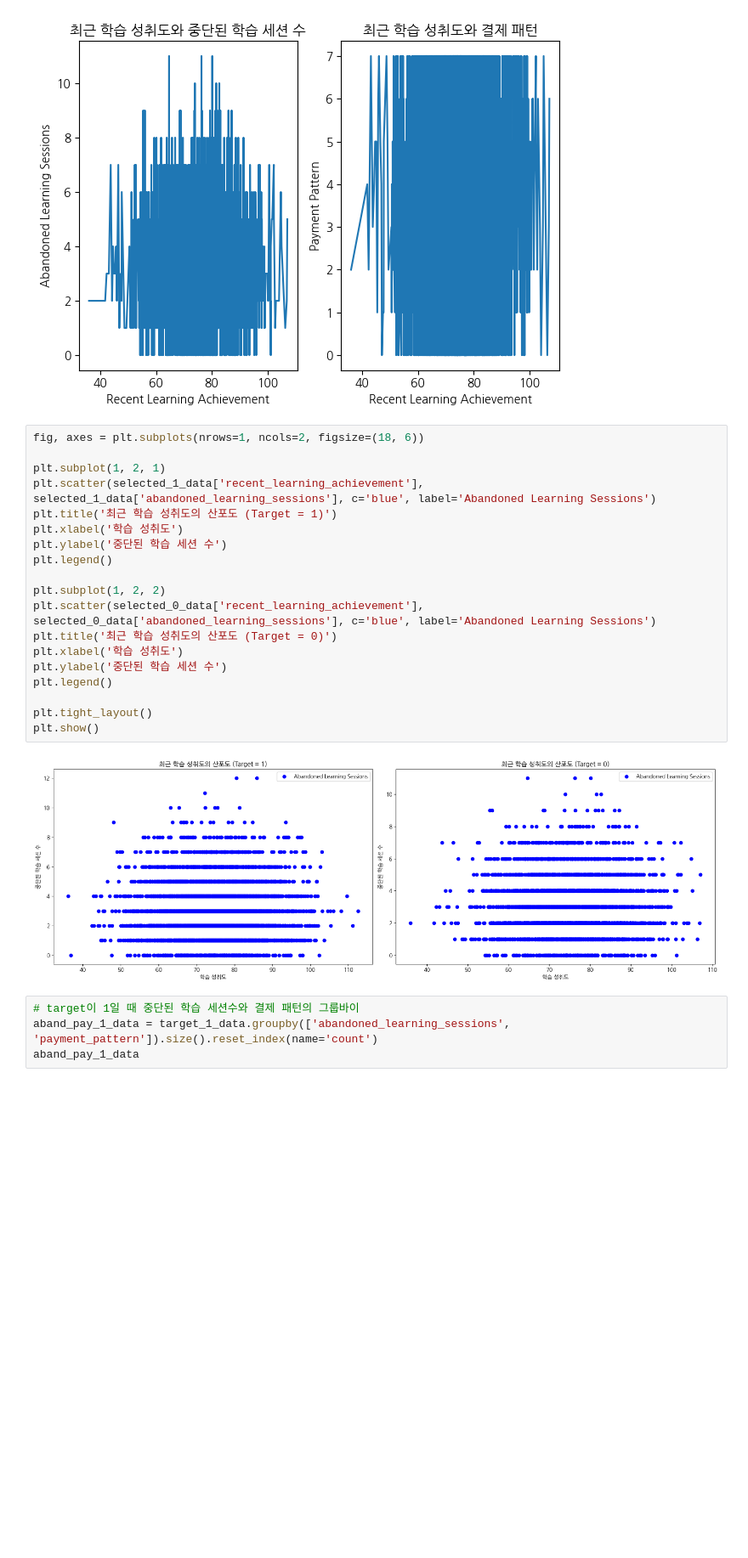
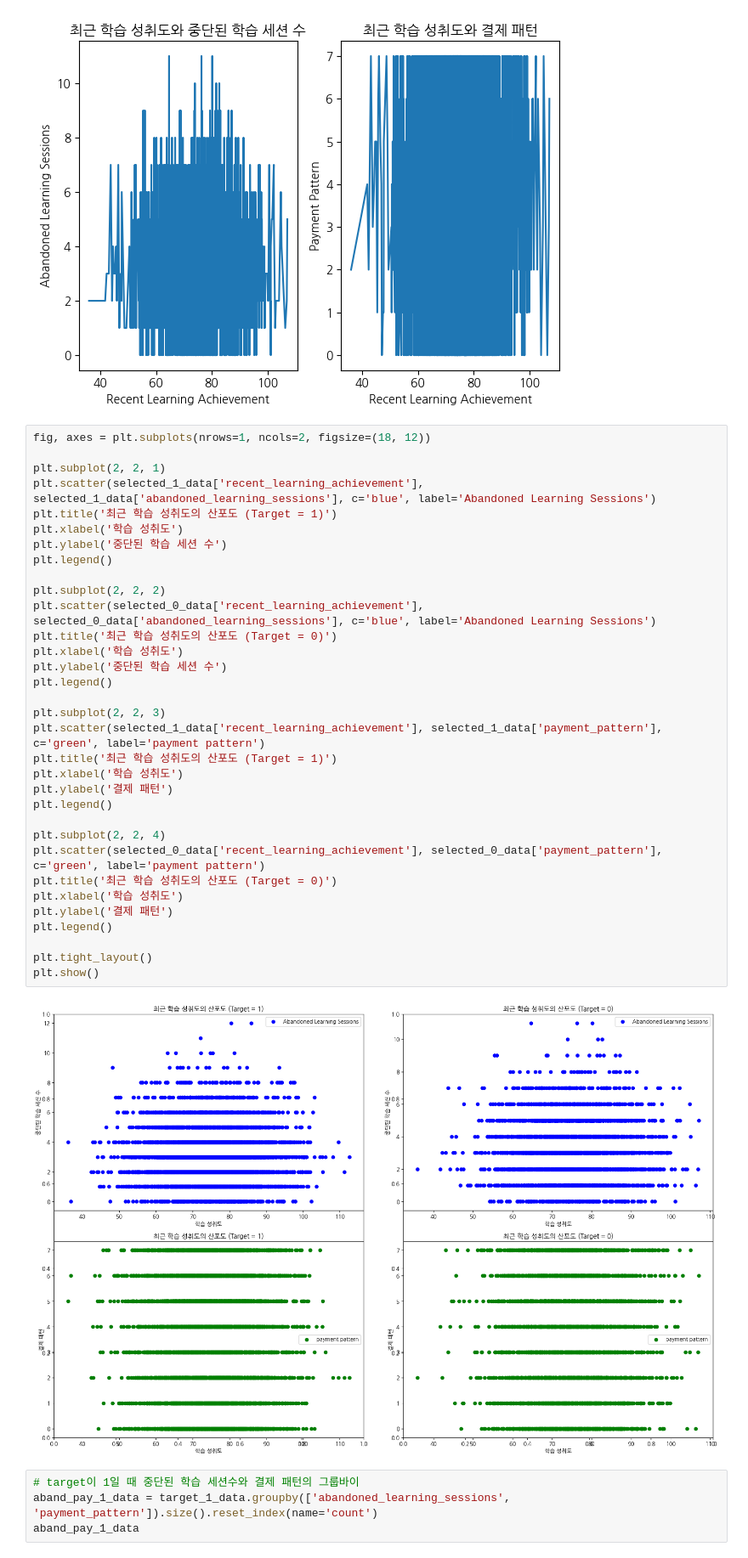
Before and after one commit to YeonsuJI/WASSUP4, a Jupyter notebook: 05_Data_Analysis/DA_Mini_Project.ipynb, the cells around one changed output. Shown: that part at 85% size. Drawn from its saved outputs; the diff is of its cells as text; blank space fills up the shorter version.

```diff
--- a/05_Data_Analysis/DA_Mini_Project.ipynb
+++ b/05_Data_Analysis/DA_Mini_Project.ipynb
@@ -219,26 +219,40 @@ plt.show()
 # %% [output]
 [figure]
 # %%
-fig, axes = plt.subplots(nrows=1, ncols=2, figsize=(18, 6))
+fig, axes = plt.subplots(nrows=1, ncols=2, figsize=(18, 12))
 
-plt.subplot(1, 2, 1)
+plt.subplot(2, 2, 1)
 plt.scatter(selected_1_data['recent_learning_achievement'], selected_1_data['abandoned_learning_sessions'], c='blue', label='Abandoned Learning Sessions')
 plt.title('최근 학습 성취도의 산포도 (Target = 1)')
 plt.xlabel('학습 성취도')
 plt.ylabel('중단된 학습 세션 수')
 plt.legend()
 
-plt.subplot(1, 2, 2)
+plt.subplot(2, 2, 2)
 plt.scatter(selected_0_data['recent_learning_achievement'], selected_0_data['abandoned_learning_sessions'], c='blue', label='Abandoned Learning Sessions')
 plt.title('최근 학습 성취도의 산포도 (Target = 0)')
 plt.xlabel('학습 성취도')
 plt.ylabel('중단된 학습 세션 수')
 plt.legend()
 
+plt.subplot(2, 2, 3)
+plt.scatter(selected_1_data['recent_learning_achievement'], selected_1_data['payment_pattern'], c='green', label='payment pattern')
+plt.title('최근 학습 성취도의 산포도 (Target = 1)')
+plt.xlabel('학습 성취도')
+plt.ylabel('결제 패턴')
+plt.legend()
+
+plt.subplot(2, 2, 4)
+plt.scatter(selected_0_data['recent_learning_achievement'], selected_0_data['payment_pattern'], c='green', label='payment pattern')
+plt.title('최근 학습 성취도의 산포도 (Target = 0)')
+plt.xlabel('학습 성취도')
+plt.ylabel('결제 패턴')
+plt.legend()
+
 plt.tight_layout()
 plt.show()
 # %% [output]
-[figure, old version]
+[figure, new version]
 # %%
 # target이 1일 때 중단된 학습 세션수와 결제 패턴의 그룹바이
 aband_pay_1_data = target_1_data.groupby(['abandoned_learning_sessions', 'payment_pattern']).size().reset_index(name='count')
```
